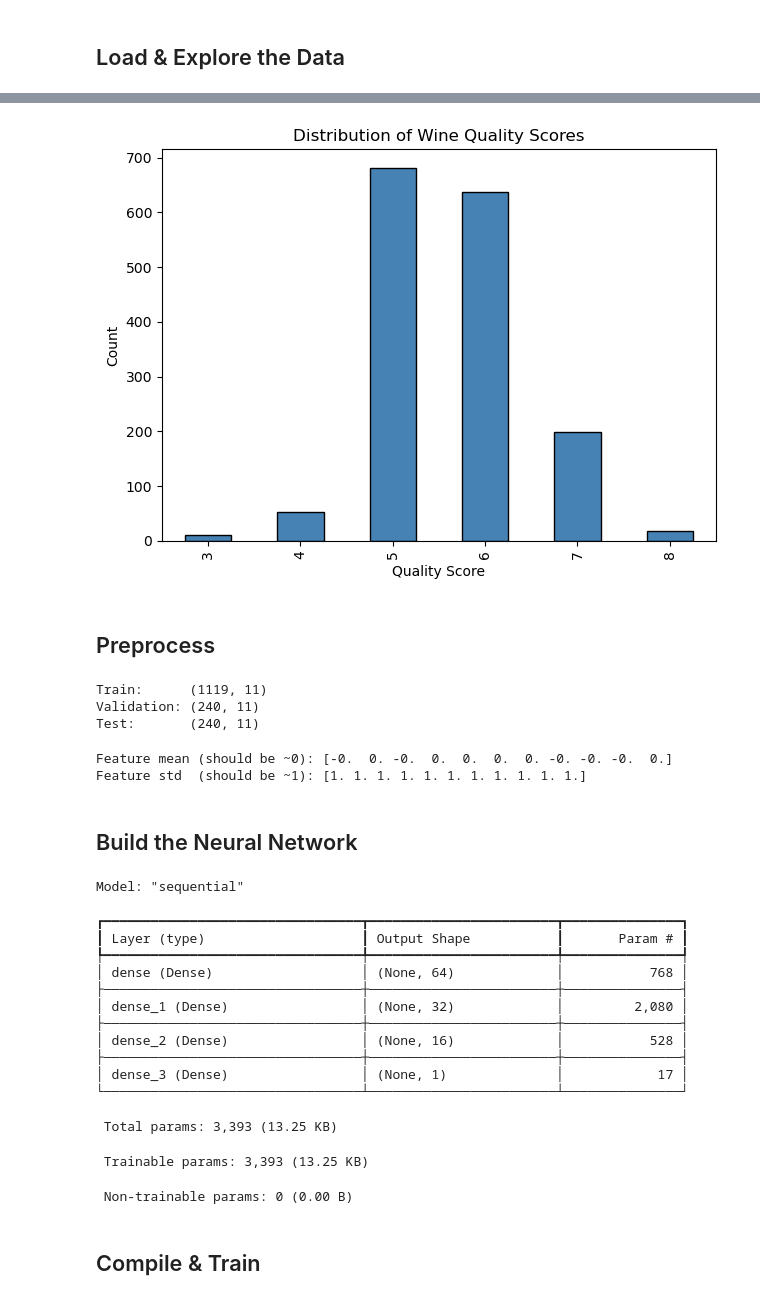
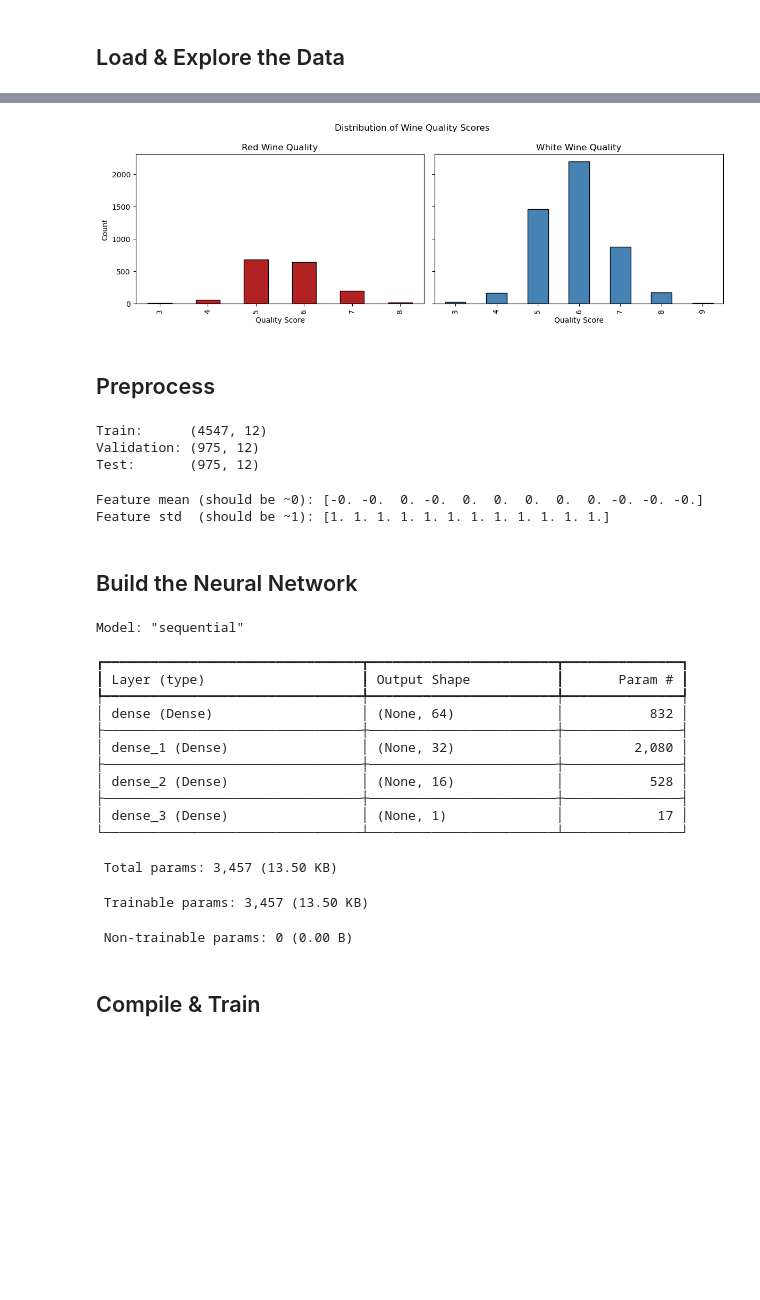
Before and after one commit to Minh111104/Deep-learning-with-Wine-Quality-Dataset, a Jupyter notebook: Q1_wine_regression.ipynb, the cells around one changed output, grey strips where cells are left out. Saved outputs shown, nothing was run; the diff lists cells and outputs as text; code cells hidden in the pictures; blank space fills up the shorter version.

Commit message:
feat: add white wine data

```diff
--- a/Q1_wine_regression.ipynb
+++ b/Q1_wine_regression.ipynb
@@ -19,10 +17,20 @@ TensorFlow version: 2.21.0
 # %% [markdown]
 ## Load & Explore the Data
 # %%
-# Load red wine dataset (semicolon-separated)
-df = pd.read_csv("data/winequality-red.csv", sep=";")
+# Load both red and white wine datasets
+df_red   = pd.read_csv("data/winequality-red.csv",   sep=";")
+df_white = pd.read_csv("data/winequality-white.csv", sep=";")
 
-print("Shape:", df.shape)
-print("\nFirst 5 rows:")
+# Add wine_type column: 0 = red, 1 = white
+df_red["wine_type"]   = 0
+df_white["wine_type"] = 1
+
+# Combine into one dataframe
+df = pd.concat([df_red, df_white], ignore_index=True)
+
+print("Red samples:  ", len(df_red))
+print("White samples:", len(df_white))
+print("Total samples:", len(df))
+print("First 5 rows:")
 df.head()
 # %% [output]
@@ -71,21 +80,32 @@ Basic statistics:
 # %%
-# Distribution of the target variable (quality)
-df["quality"].value_counts().sort_index().plot(kind="bar", color="steelblue", edgecolor="black")
-plt.title("Distribution of Wine Quality Scores")
-plt.xlabel("Quality Score")
-plt.ylabel("Count")
+# Distribution of quality scores by wine type
+fig, axes = plt.subplots(1, 2, figsize=(12, 4), sharey=True)
+
+df[df["wine_type"]==0]["quality"].value_counts().sort_index().plot(
+    kind="bar", ax=axes[0], color="firebrick", edgecolor="black")
+axes[0].set_title("Red Wine Quality")
+axes[0].set_xlabel("Quality Score")
+axes[0].set_ylabel("Count")
+
+df[df["wine_type"]==1]["quality"].value_counts().sort_index().plot(
+    kind="bar", ax=axes[1], color="steelblue", edgecolor="black")
+axes[1].set_title("White Wine Quality")
+axes[1].set_xlabel("Quality Score")
+
+plt.suptitle("Distribution of Wine Quality Scores")
 plt.tight_layout()
 plt.show()
 # %% [output]
-[figure, old version]
+[figure, new version]
 # %% [markdown]
 ## Preprocess
 # %%
 # Separate features and target
+# Now 12 features: 11 physicochemical + wine_type
 X = df.drop(columns=["quality"]).values
 y = df["quality"].values
 
-# Train/validation/test split  (70/15/15)
+# Train / validation / test split  (70 / 15 / 15)
 X_train, X_temp, y_train, y_temp = train_test_split(X, y, test_size=0.30, random_state=42)
 X_val, X_test, y_val, y_test = train_test_split(X_temp, y_temp, test_size=0.50, random_state=42)
 
@@ -93,9 +113,9 @@ print(f"Train:      {X_train.shape}")
 print(f"Validation: {X_val.shape}")
 print(f"Test:       {X_test.shape}")
 # %% [output]
-Train:      (1119, 11)
-Validation: (240, 11)
-Test:       (240, 11)
+Train:      (4547, 12)
+Validation: (975, 12)
+Test:       (975, 12)
 # %%
 # Scale features using StandardScaler (fit ONLY on training data)
 scaler = StandardScaler()
@@ -106,15 +126,15 @@ X_test  = scaler.transform(X_test)
 print("Feature mean (should be ~0):", X_train.mean(axis=0).round(4))
 print("Feature std  (should be ~1):", X_train.std(axis=0).round(4))
 # %% [output]
-Feature mean (should be ~0): [-0.  0. -0.  0.  0.  0.  0. -0. -0. -0.  0.]
-Feature std  (should be ~1): [1. 1. 1. 1. 1. 1. 1. 1. 1. 1. 1.]
+Feature mean (should be ~0): [-0. -0.  0. -0.  0.  0.  0.  0.  0. -0. -0. -0.]
+Feature std  (should be ~1): [1. 1. 1. 1. 1. 1. 1. 1. 1. 1. 1. 1.]
 # %% [markdown]
 ## Build the Neural Network
 # %%
 tf.random.set_seed(42)
 
 model = keras.Sequential([
-    layers.Input(shape=(11,)),           # 11 input features
+    layers.Input(shape=(12,)),           # 11 physicochemical features + wine_type
     layers.Dense(64, activation="relu"),
     layers.Dense(32, activation="relu"),
     layers.Dense(16, activation="relu"),
@@ -127,7 +147,7 @@ Model: "sequential"
 ┏━━━━━━━━━━━━━━━━━━━━━━━━━━━━━━━━━┳━━━━━━━━━━━━━━━━━━━━━━━━┳━━━━━━━━━━━━━━━┓
 ┃ Layer (type)                    ┃ Output Shape           ┃       Param # ┃
 ┡━━━━━━━━━━━━━━━━━━━━━━━━━━━━━━━━━╇━━━━━━━━━━━━━━━━━━━━━━━━╇━━━━━━━━━━━━━━━┩
-│ dense (Dense)                   │ (None, 64)             │           768 │
+│ dense (Dense)                   │ (None, 64)             │           832 │
 ├─────────────────────────────────┼────────────────────────┼───────────────┤
 │ dense_1 (Dense)                 │ (None, 32)             │         2,080 │
 ├─────────────────────────────────┼────────────────────────┼───────────────┤
@@ -135,8 +155,8 @@ Model: "sequential"
 ├─────────────────────────────────┼────────────────────────┼───────────────┤
 │ dense_3 (Dense)                 │ (None, 1)              │            17 │
 └─────────────────────────────────┴────────────────────────┴───────────────┘
- Total params: 3,393 (13.25 KB)
+ Total params: 3,457 (13.50 KB)
- Trainable params: 3,393 (13.25 KB)
+ Trainable params: 3,457 (13.50 KB)
  Non-trainable params: 0 (0.00 B)
 # %% [markdown]
 ## Compile & Train
```
Also changed, not shown: parts of 7 cells of this notebook.
